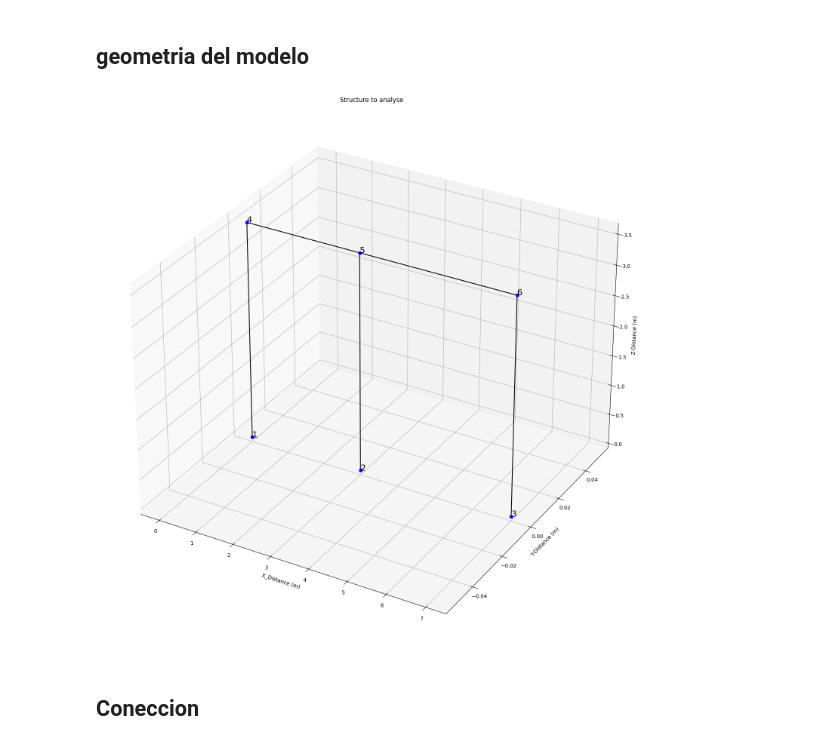
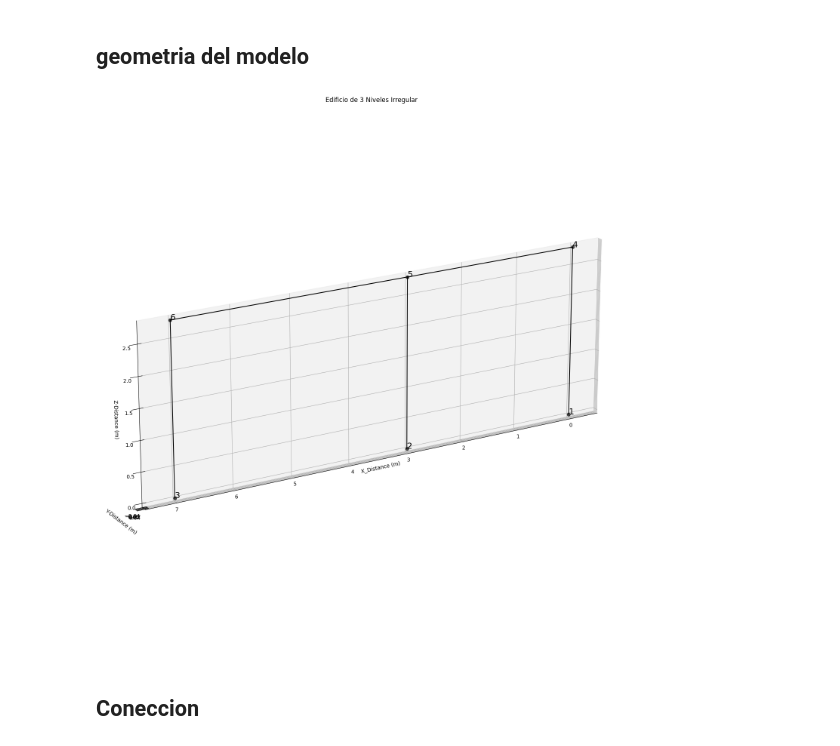
Before and after one commit to fjmucho/APICSiEtabsSAP2000, a Jupyter notebook: srcPython/mod06CSiAPI_Modelado3D-con-error.ipynb, the cells around one changed output. Saved outputs shown, nothing was run; the diff lists cells and outputs as text; code cells hidden in the pictures.

```diff
--- a/srcPython/mod06CSiAPI_Modelado3D-con-error.ipynb
+++ b/srcPython/mod06CSiAPI_Modelado3D-con-error.ipynb
@@ -82,47 +83,22 @@ rutaEspecifica = False
 
 nn = np.shape(coords)[0]
 ne = np.shape(elems)[0]
+
+
+nameModelProject = 'Edificio de 3 Niveles Irregular'
+# Indicar el programa a usar
+connect_to = 1; #1 para SAP2000 y 2 para ETABS
+# Variable para definir una instancia manual para el programa y definir la ruta.
+rutaEspecifica = False
+if rutaEspecifica:
+    ruta_app = "C:\\Program Files\\Computers and Structures\\SAP2000 23\\SAP2000.exe" if connect_to else "C:\\Program Files\\Computers and Structures\\ETABS 21\\ETABS.exe"
-# %%
-fig = plt.figure()
-axes = fig.add_axes([0.1,0.1, 3,3], projection='3d') # Indicate a 3D plot
-#axes.view_init(20, 60) # Set the viewing angle of the 3D plot
-
-#Plot members
-for mbr in elems:
-    node_i = int(mbr[0]) #Node number for node i of this member
-    node_j = int(mbr[1]) #Node number for node j of this member
-
-    ix = coords[node_i,0] #x-coord of node i of this member
-    iy = coords[node_i,1] #y-coord of node i of this member
-    iz = coords[node_i,2] #z-coord of node i of this member
-    jx = coords[node_j,0] #x-coord of node j of this member
-    jy = coords[node_j,1] #y-coord of node j of this member
-    jz = coords[node_j,2] #z-coord of node j of this member
-
-    # Calculate direction cosines
-    dx = jx-ix #x-component of vector along member
-    dy = jy-iy #y-component of vector along member
-    dz = jz-iz #z-component of vector along member
-    mag = np.sqrt(dx**2 + dy**2 + dz**2) # Magnitude of vector (length of member)
-
-    axes.plot3D([ix,jx],[iy,jy],[iz,jz],'k') # Plot 3D node
-
-#Plot coords
-for n, node in enumerate(coords):
-    axes.plot3D([node[0]],[node[1]], [node[2]],'ob', ms=6) # Plot 3D node
-    label = str(n+1) # Node number label
-    axes.text(node[0], node[1], node[2], label, fontsize=16) # Add node label
-
-# Make the aspect ratio equal
-#fig.gca().set_aspect('equal', adjustable='box') # comentar en caso de usar margenes ajustados
-
-axes.set_xlabel('X_Distance (m)')
-axes.set_ylabel('Y-Distance (m)')
-axes.set_zlabel('Z-Distance (m)')
-axes.set_title('Structure to analyse')
-axes.grid()
-# %% [output]
-[figure, removed]
+# %%
+from utilities.plotModel import plotModel3d
+
+plotModel3d(coords, elems, nameModelProject)
+plt.show()
+# %% [output]
+[figure, added]
 # %% [markdown]
 ## Coneccion
 # %%
```
Also changed, not shown: parts of 1 cell of this notebook, 5 other files.
